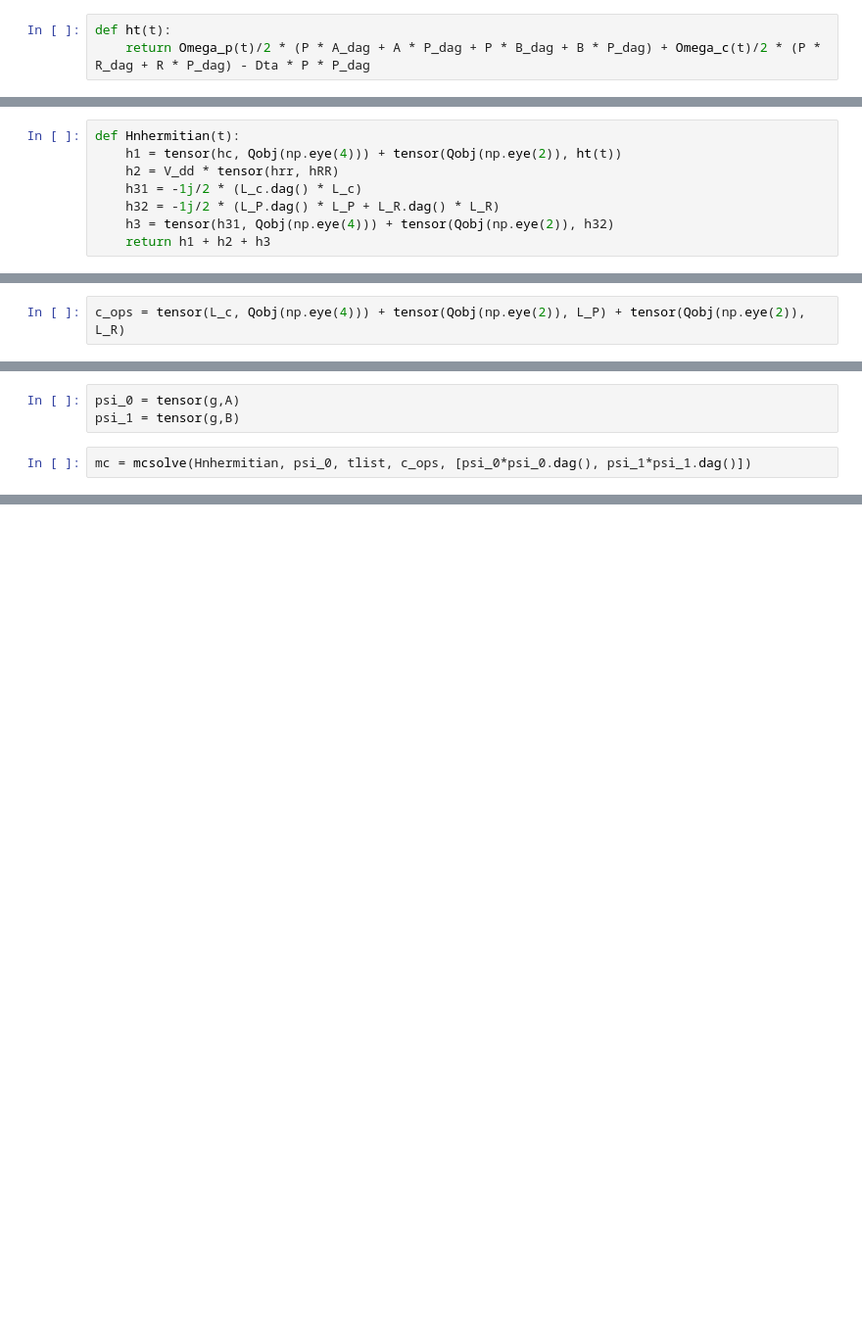
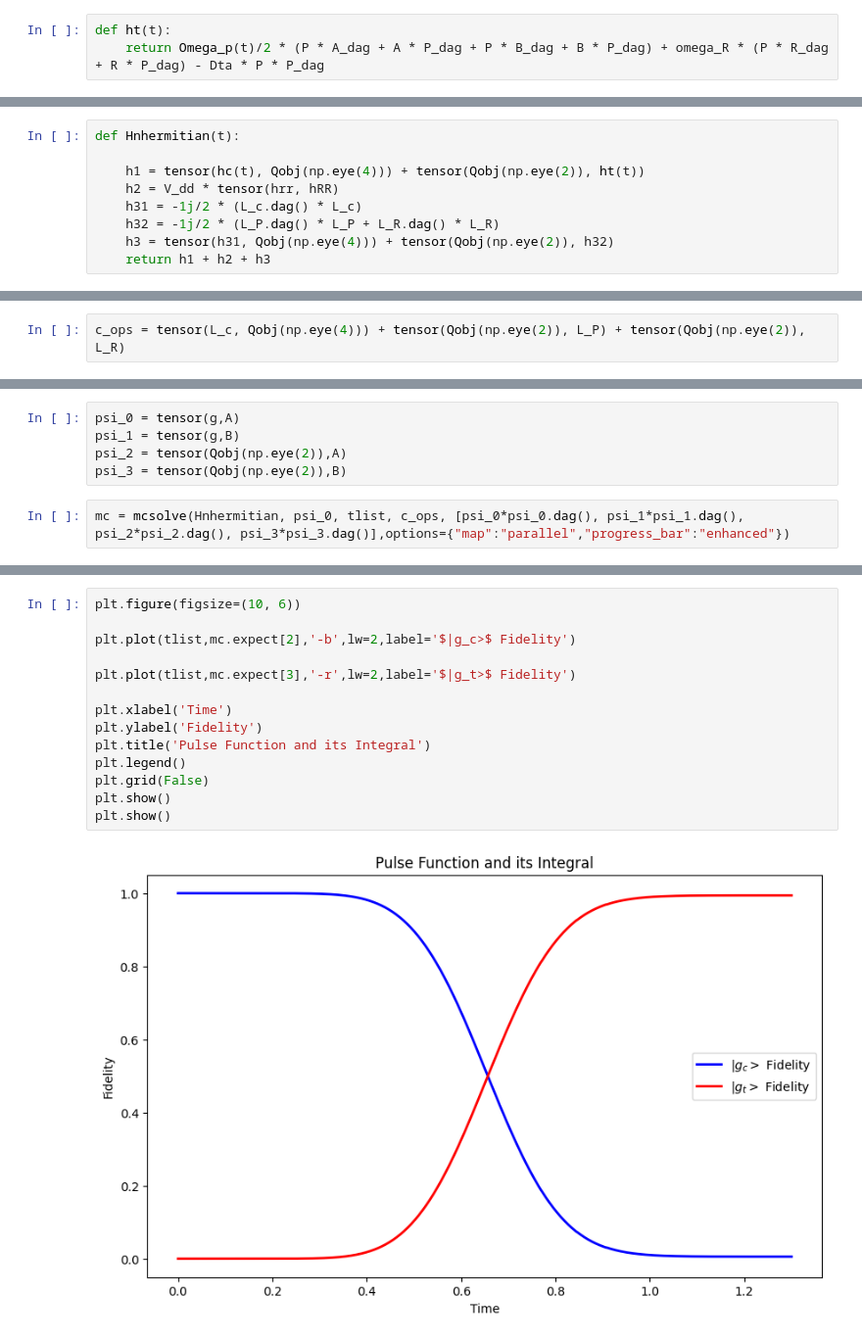
Before and after one commit to wanda0929/Rydberg_pulse_design, a Jupyter notebook: GateImplementation_jpynb/ipynb examples/cnot4_2qubits.ipynb, the cells around one changed output, grey strips where cells are left out. Shown: that part at 98% size. Cells and saved outputs as stored; diff of their text form; blank space fills up the shorter version.

```diff
--- a/GateImplementation_jpynb/ipynb examples/cnot4_2qubits.ipynb
+++ b/GateImplementation_jpynb/ipynb examples/cnot4_2qubits.ipynb
@@ -119,6 +118,6 @@ Quantum object: dims=[[4], [4]], shape=(4, 4), type='oper', dtype=Dense, isherm=
 # %%
 def ht(t):
-    return Omega_p(t)/2 * (P * A_dag + A * P_dag + P * B_dag + B * P_dag) + Omega_c(t)/2 * (P * R_dag + R * P_dag) - Dta * P * P_dag
+    return Omega_p(t)/2 * (P * A_dag + A * P_dag + P * B_dag + B * P_dag) + omega_R * (P * R_dag + R * P_dag) - Dta * P * P_dag
 # %%
 L_c = np.sqrt(gamma_c) * (g * r_dag)
 # %%
@@ -126,7 +125,8 @@ L_P = np.sqrt(gamma_p) * (A * P_dag + B * P_dag)
 L_R = np.sqrt(gamma_R) * (A * R_dag + B * R_dag)
 # %%
 def Hnhermitian(t):
-    h1 = tensor(hc, Qobj(np.eye(4))) + tensor(Qobj(np.eye(2)), ht(t))
+
+    h1 = tensor(hc(t), Qobj(np.eye(4))) + tensor(Qobj(np.eye(2)), ht(t))
     h2 = V_dd * tensor(hrr, hRR)
     h31 = -1j/2 * (L_c.dag() * L_c)
     h32 = -1j/2 * (L_P.dag() * L_P + L_R.dag() * L_R)
@@ -145,6 +145,8 @@ Quantum object: dims=[[2, 4], [2, 4]], shape=(8, 8), type='oper', dtype=Dense, i
 # %%
 psi_0 = tensor(g,A)
 psi_1 = tensor(g,B)
+psi_2 = tensor(Qobj(np.eye(2)),A)
+psi_3 = tensor(Qobj(np.eye(2)),B)
 # %%
-mc = mcsolve(Hnhermitian, psi_0, tlist, c_ops, [psi_0*psi_0.dag(), psi_1*psi_1.dag()])
+mc = mcsolve(Hnhermitian, psi_0, tlist, c_ops, [psi_0*psi_0.dag(), psi_1*psi_1.dag(), psi_2*psi_2.dag(), psi_3*psi_3.dag()],options={"map":"parallel","progress_bar":"enhanced"})
 # %% [output]
@@ -196,0 +158,16 @@ plt.show()
+# %%
+plt.figure(figsize=(10, 6))
+
+plt.plot(tlist,mc.expect[2],'-b',lw=2,label='$|g_c>$ Fidelity')
+
+plt.plot(tlist,mc.expect[3],'-r',lw=2,label='$|g_t>$ Fidelity')
+
+plt.xlabel('Time')
+plt.ylabel('Fidelity')
+plt.title('Pulse Function and its Integral')
+plt.legend()
+plt.grid(False)
+plt.show()
+plt.show()
+# %% [output]
+[figure, added]
```
Also changed, not shown: parts of 14 cells of this notebook, 1 other file.
